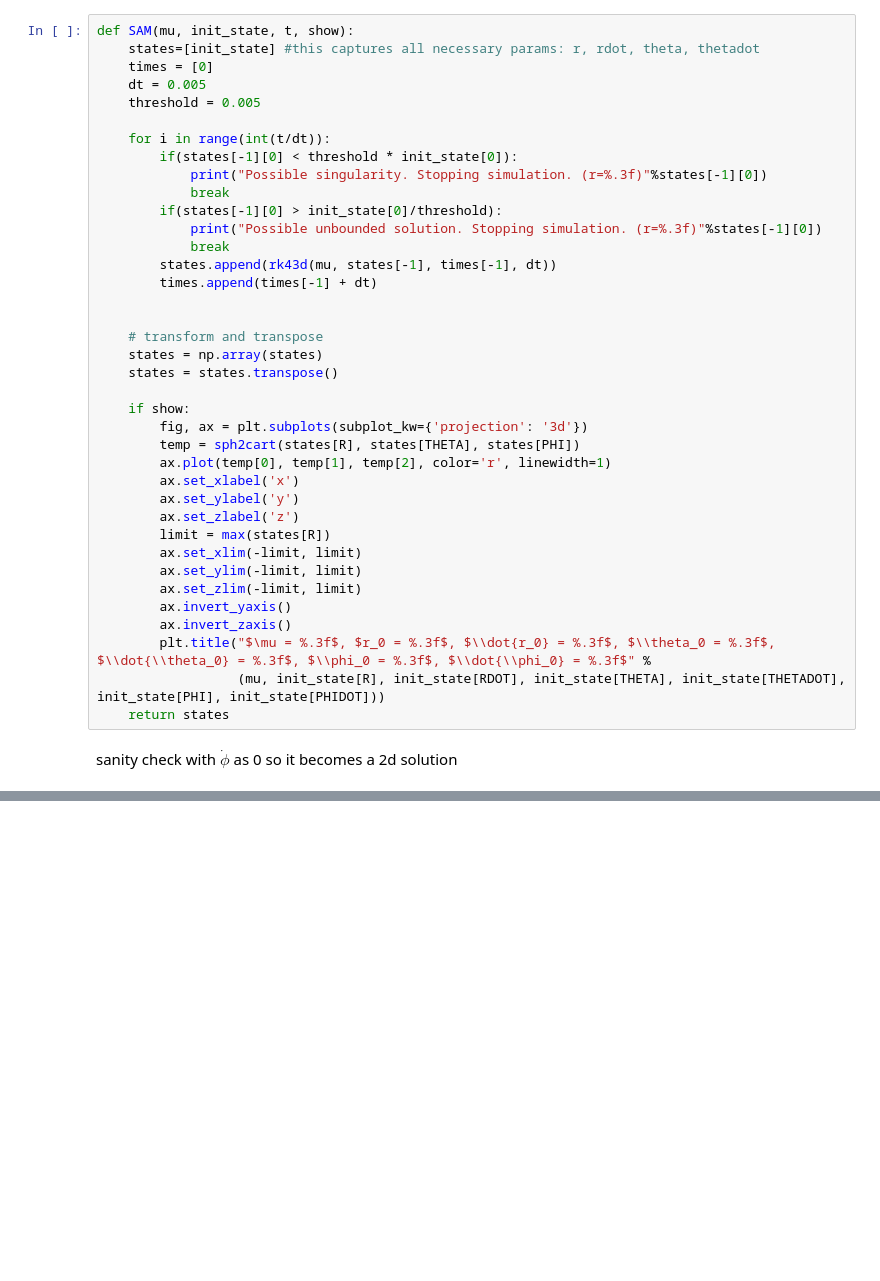
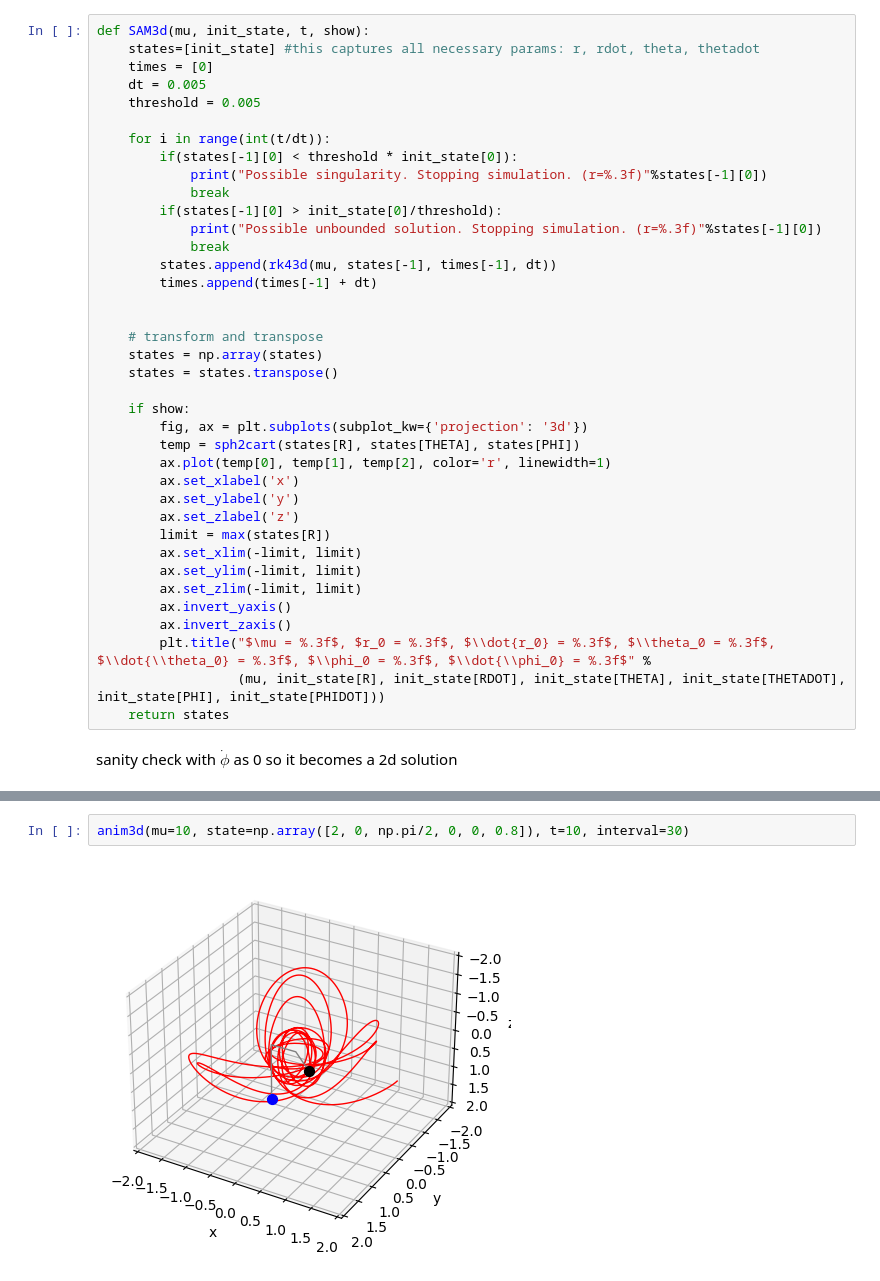
Before and after one commit to pgot/swingingatwood, a Jupyter notebook: main.ipynb, the cells around one changed output, grey strips where cells are left out. Cells and saved outputs as stored; diff of their text form; blank space fills up the shorter version.

```diff
--- a/main.ipynb
+++ b/main.ipynb
@@ -238,7 +240,7 @@ def cart2sph(x, y, z):
     phi = np.arctan2(y, x)
     return (r, theta, phi)
 # %%
-def SAM(mu, init_state, t, show):
+def SAM3d(mu, init_state, t, show):
     states=[init_state] #this captures all necessary params: r, rdot, theta, thetadot
     times = [0]
     dt = 0.005
@@ -295,0 +380,4 @@ array([[ 2.        ,  1.99989781,  1.99959126, ...,  1.03084506,
+# %%
+anim3d(mu=10, state=np.array([2, 0, np.pi/2, 0, 0, 0.8]), t=10, interval=30)
+# %% [output]
+[figure, added]
```
Also changed, not shown: parts of 4 cells of this notebook, 1 other file.
